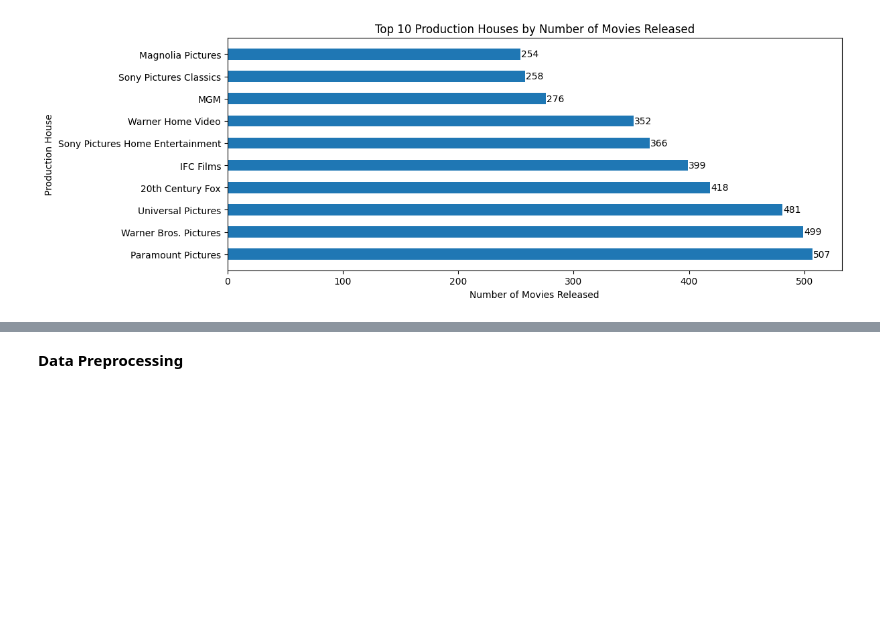
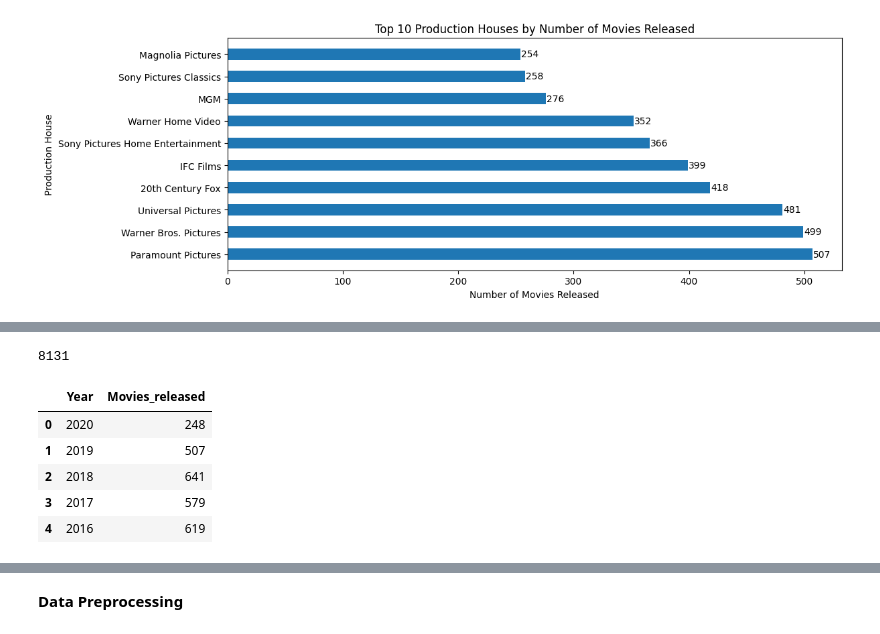
Before and after one commit to vinaykumargummadi/CineSense, a Jupyter notebook: notebooks/data_exploration.ipynb, the cells around one changed output, grey strips where cells are left out. Saved outputs shown, nothing was run; the diff lists cells and outputs as text; code cells hidden in the pictures; blank space fills up the shorter version.

```diff
--- a/notebooks/data_exploration.ipynb
+++ b/notebooks/data_exploration.ipynb
@@ -251,0 +304,4 @@ plt.show()
+# %%
+df.directors.nunique()
+# %% [output]
+8131
@@ -251,0 +321,9 @@ plt.show()
+# %%
+top_20_years_df.head()
+# %% [output]
+|  | Year | Movies_released |
+| 0 | 2020 | 248 |
+| 1 | 2019 | 507 |
+| 2 | 2018 | 641 |
+| 3 | 2017 | 579 |
+| 4 | 2016 | 619 |
```
Also changed, not shown: parts of 10 cells of this notebook.
